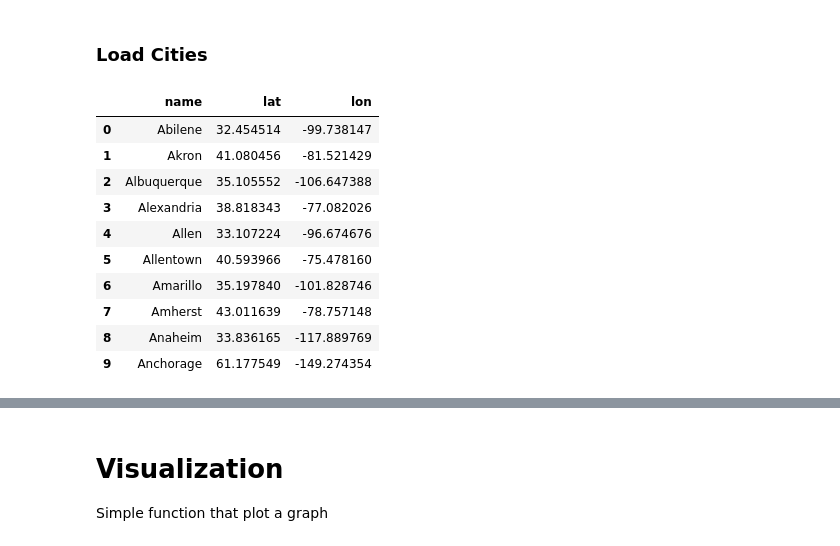
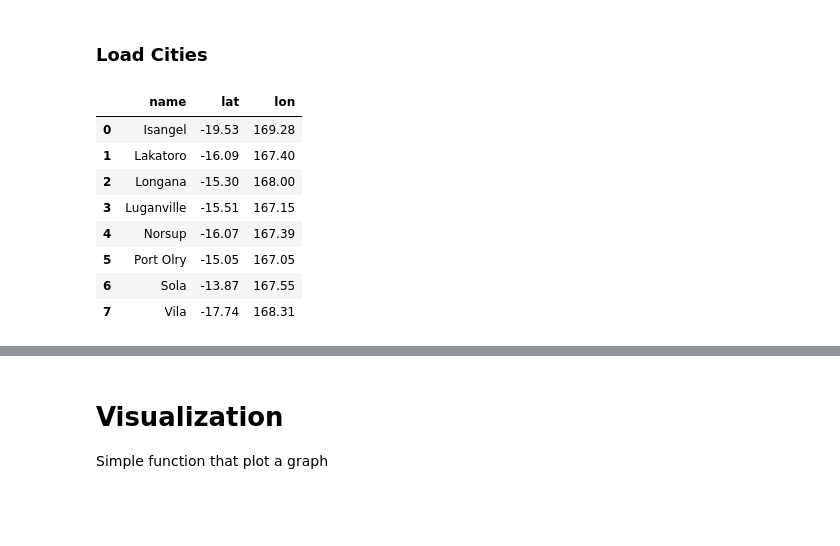
Before and after one commit to AbstractBorderStudio/CI2024_lab2, a Jupyter notebook: tsp.ipynb, the cells around one changed output, grey strips where cells are left out. Drawn from its saved outputs; the diff is of its cells as text; code cells hidden in the pictures; blank space fills up the shorter version.

```diff
--- a/tsp.ipynb
+++ b/tsp.ipynb
@@ -41,19 +41,17 @@ def _to_pandas_table(matrix, x_names=None, y_names=None):
     """Returns a dataframe from a matrix"""
     return pd.DataFrame(matrix, index=x_names, columns=y_names)
 # %%
-city_name = "us"
+city_name = "vanuatu"
 CITIES, DIST_MATRIX = _load_cities(city_name)
 CITIES.head(10)
 # %% [output]
 |  | name | lat | lon |
-| 0 | Abilene | 32.454514 | -99.738147 |
-| 1 | Akron | 41.080456 | -81.521429 |
-| 2 | Albuquerque | 35.105552 | -106.647388 |
-| 3 | Alexandria | 38.818343 | -77.082026 |
-| 4 | Allen | 33.107224 | -96.674676 |
-| 5 | Allentown | 40.593966 | -75.478160 |
-| 6 | Amarillo | 35.197840 | -101.828746 |
-| 7 | Amherst | 43.011639 | -78.757148 |
-| 8 | Anaheim | 33.836165 | -117.889769 |
-| 9 | Anchorage | 61.177549 | -149.274354 |
+| 0 | Isangel | -19.53 | 169.28 |
+| 1 | Lakatoro | -16.09 | 167.40 |
+| 2 | Longana | -15.30 | 168.00 |
+| 3 | Luganville | -15.51 | 167.15 |
+| 4 | Norsup | -16.07 | 167.39 |
+| 5 | Port Olry | -15.05 | 167.05 |
+| 6 | Sola | -13.87 | 167.55 |
+| 7 | Vila | -17.74 | 168.31 |
 # %%
```
Also changed, not shown: parts of 3 cells of this notebook, 1 other file.
